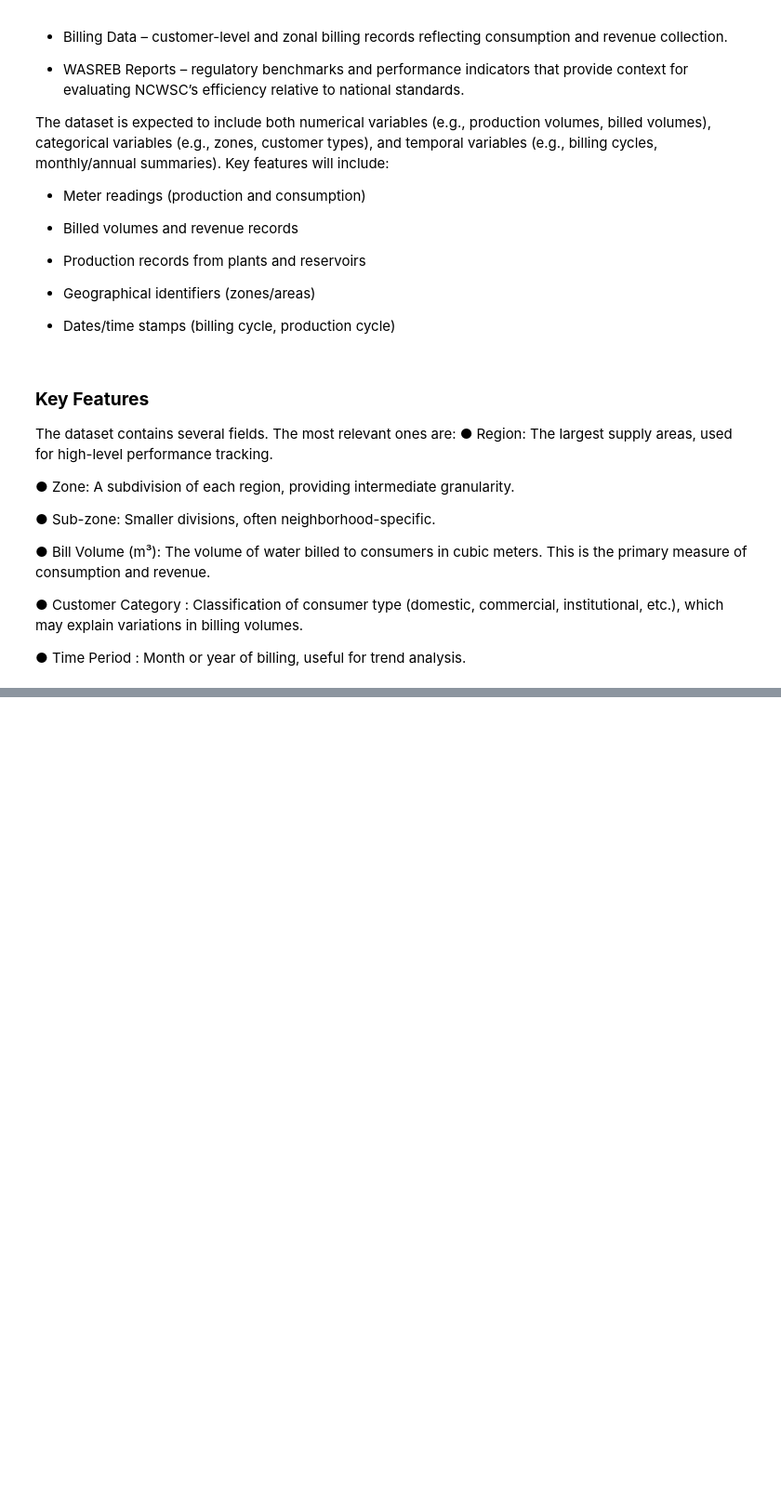
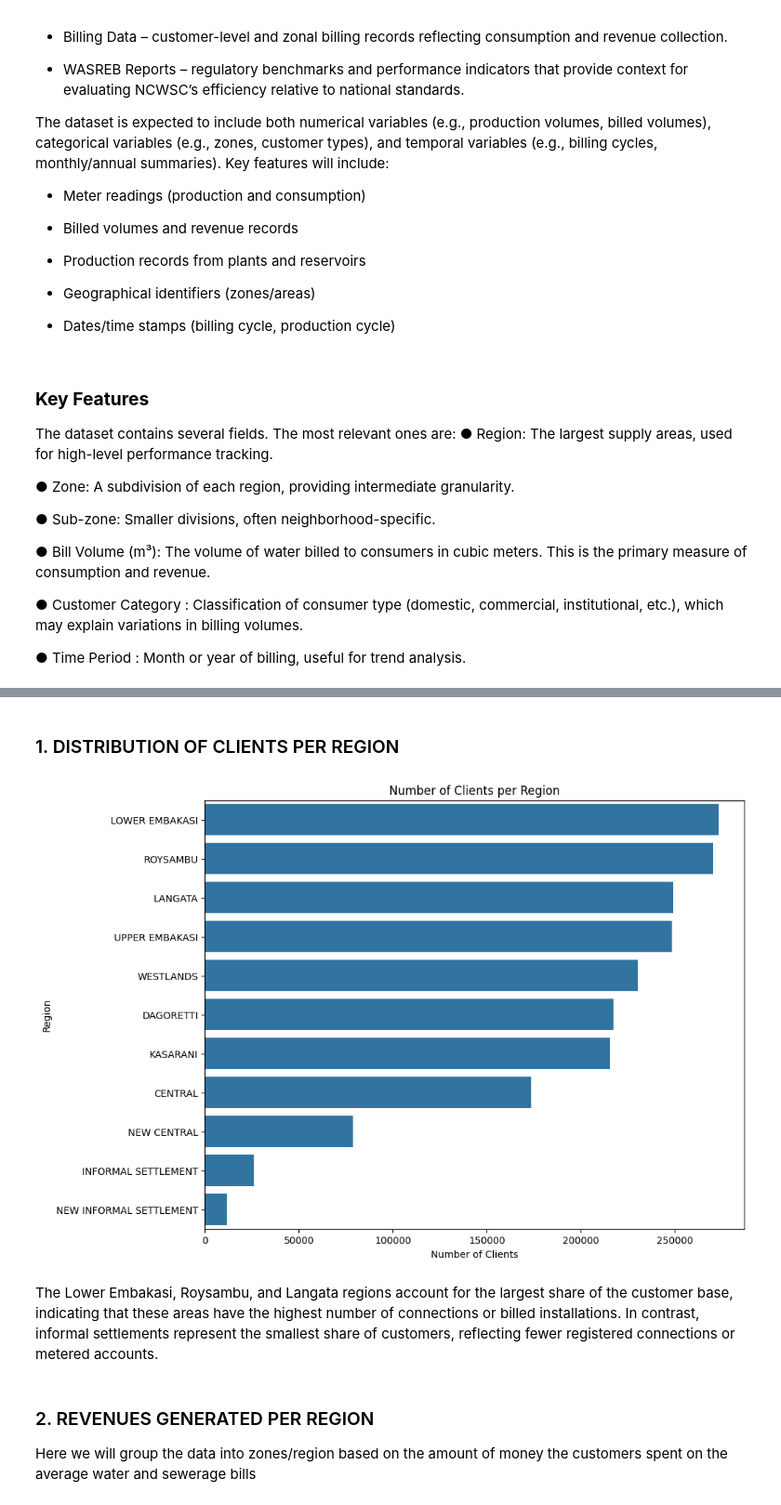
Before and after one commit to Assesa44/water-loss-reduction-through-smart-metering, a Jupyter notebook: Notebooks/Final/nairobi_water_loss.ipynb, the cells around one changed output, grey strips where cells are left out. Shown at 93% size. Saved outputs shown, nothing was run; the diff lists cells and outputs as text; code cells hidden in the pictures; blank space fills up the shorter version.

```diff
--- a/Notebooks/Final/nairobi_water_loss.ipynb
+++ b/Notebooks/Final/nairobi_water_loss.ipynb
@@ -624,0 +488,5 @@ print(engineered_df.head())
+# %%
+# Inserting a new column for filtering the negative numbers
+df_cleaned["NEGATIVE"] = df_cleaned[cols_to_clean].lt(0).any(axis=1)
+
+df_cleaned["NEGATIVE"].value_counts(normalize=True)
@@ -624,0 +502,4 @@ print(engineered_df.head())
+# %%
+df_filtered = df_cleaned[(~df_cleaned['NEGATIVE']) & (df_cleaned["REGION"].ne("REGION"))]
+
+df_filtered.head()
@@ -624,0 +526,44 @@ print(engineered_df.head())
+# %%
+# Here we will create a class for plotting the graphs to make our code reusable
+class Plot:
+    @staticmethod
+    def barplot(data, x, y, title, x_label=None, y_label=None, ):
+        plt.figure(figsize=(10,8))
+        sns. barplot(
+            x=x,
+            y=y,
+            data = data
+        )
+        plt.ylabel(y_label),
+        plt.xlabel(x_label)
+        plt.title(title)
+
+        return plt.show()
+
+    @staticmethod
+    def lineplot(data, x, y, title, x_label=None, y_label=None):
+        plt.figure(figsize=(12,6))
+        plt.plot(data[x], data[y], marker='o', color='blue')
+        plt.xticks(rotation=45)
+        plt.xlabel(x_label)
+        plt.ylabel(y_label)
+        plt.title(title)
+        plt.grid(True)
+        plt.tight_layout()
+        plt.show()
+# %% [markdown]
+### 1. DISTRIBUTION OF CLIENTS PER REGION
+# %%
+client_counts = pd.DataFrame(df_filtered.groupby("REGION")["INSTALLATION_KEY"].count().sort_values(ascending=False))
+df_clients = client_counts.reset_index()
+df_clients.columns = ['REGION', 'CLIENT_COUNT']
+
+Plot.barplot(data=df_clients, x='CLIENT_COUNT', y='REGION',y_label="Region", x_label="Number of Clients",title="Number of Clients per Region")
+# %% [output]
+[figure, added]
+# %% [markdown]
+The Lower Embakasi, Roysambu, and Langata regions account for the largest share of the customer base, indicating that these areas have the highest number of connections or billed installations. In contrast, informal settlements represent the smallest share of customers, reflecting fewer registered connections or metered accounts.
+# %% [markdown]
+### 2. REVENUES GENERATED PER REGION
+
+Here we will group the data into zones/region based on the amount of money the customers spent on the average water and sewerage bills
```
Also changed, not shown: parts of 82 cells of this notebook.
